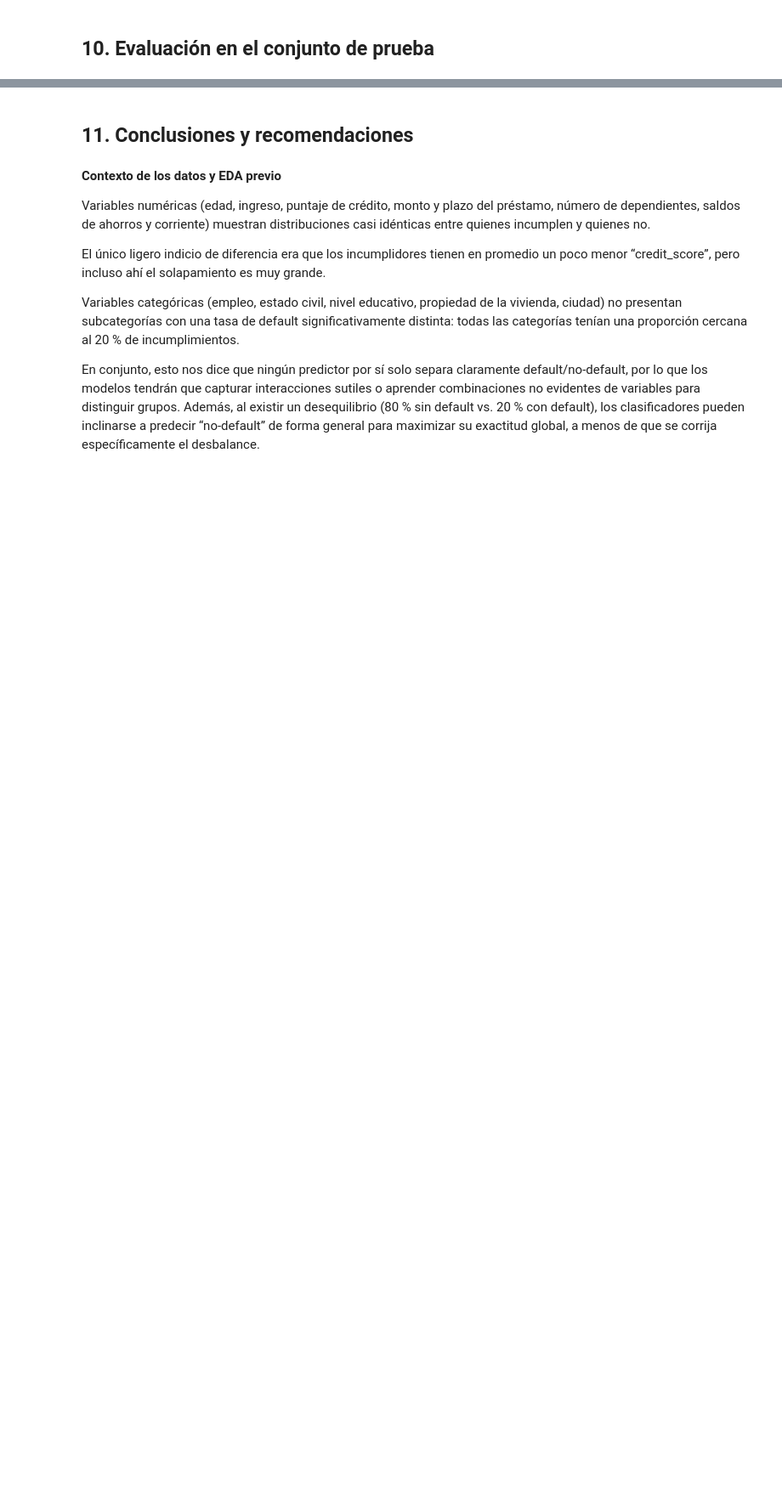
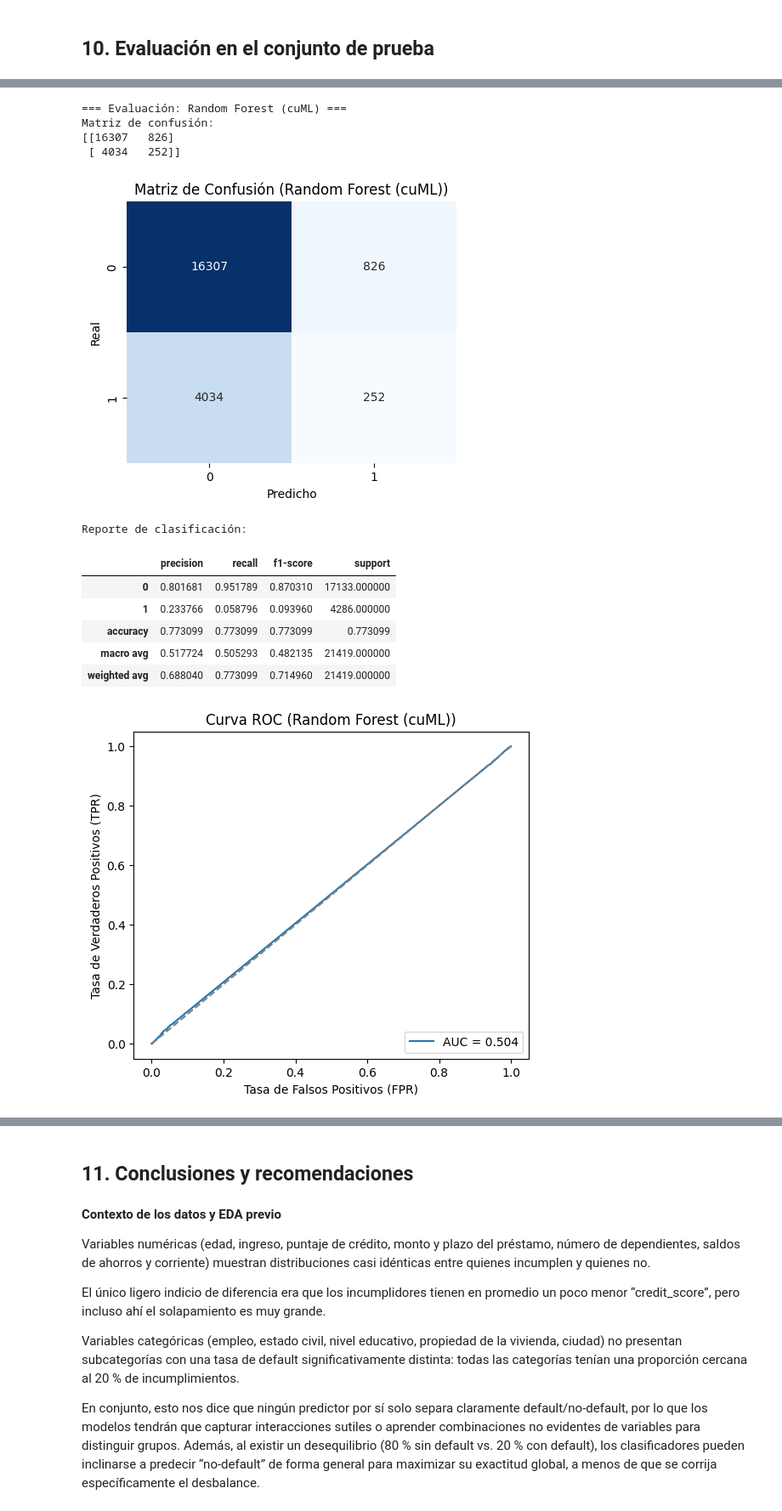
Before and after one commit to franciscogonzalez-gal/statistical_learning_1_pry2, a Jupyter notebook: proyecto_2_clasificacion.ipynb, the cells around one changed output, grey strips where cells are left out. Shown at 85% size. Cells and saved outputs as stored; diff of their text form; code cells hidden in the pictures; blank space fills up the shorter version.

```diff
--- a/proyecto_2_clasificacion.ipynb
+++ b/proyecto_2_clasificacion.ipynb
@@ -1205,0 +1451,25 @@ evaluate_model(get_final_model(mejor_rf["modelo"]), X_test, y_test, "Random Fore
+# %%
+X_train_prep = rfpreprocessor.fit_transform(X_train)
+X_test_prep = rfpreprocessor.transform(X_test)
+
+# Llamada a la función:
+evaluate_model(
+   best_model_rf,
+    X_test=X_test_prep,
+    y_test=y_test,
+    model_name="Random Forest (cuML)"
+)
+# %% [output]
+=== Evaluación: Random Forest (cuML) ===
+Matriz de confusión:
+[[16307   826]
+ [ 4034   252]]
+[figure, added]
+Reporte de clasificación:
+|  | precision | recall | f1-score | support |
+| 0 | 0.801681 | 0.951789 | 0.870310 | 17133.000000 |
+| 1 | 0.233766 | 0.058796 | 0.093960 | 4286.000000 |
+| accuracy | 0.773099 | 0.773099 | 0.773099 | 0.773099 |
+| macro avg | 0.517724 | 0.505293 | 0.482135 | 21419.000000 |
+| weighted avg | 0.688040 | 0.773099 | 0.714960 | 21419.000000 |
+[figure, added]
```
Also changed, not shown: parts of 14 cells of this notebook.
